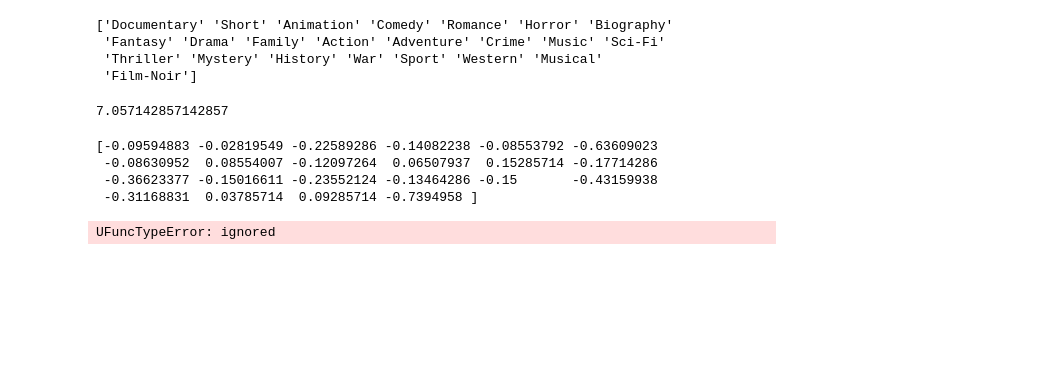
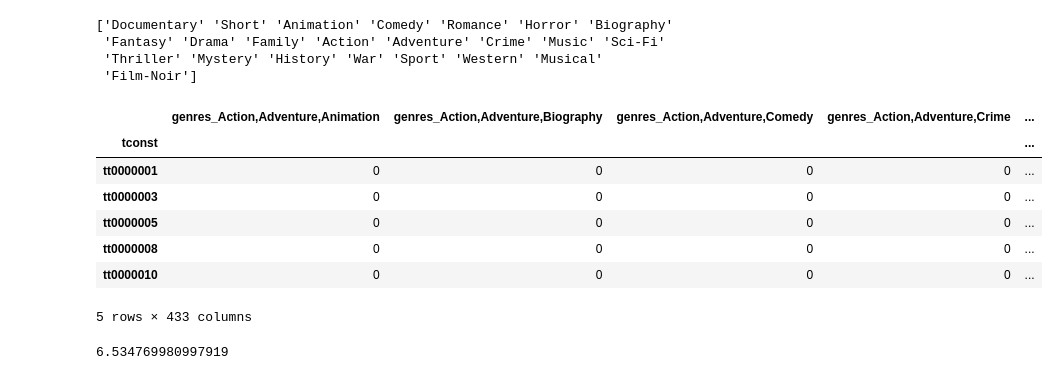
Before and after one commit to ccepelak/imdb-ratings, a Jupyter notebook: Christine_Cepelak_Audible_Data_Science_Task.ipynb, the cells around one changed output. Saved outputs shown, nothing was run; the diff lists cells and outputs as text; code cells hidden in the pictures; blank space fills up the shorter version.

```diff
--- a/Christine_Cepelak_Audible_Data_Science_Task.ipynb
+++ b/Christine_Cepelak_Audible_Data_Science_Task.ipynb
@@ -241,8 +241,18 @@ print(df['genres'].unique())
  'Thriller' 'Mystery' 'History' 'War' 'Sport' 'Western' 'Musical'
  'Film-Noir']
 # %%
-X, Y = df[['genres']], df['averageRating']
+X, Y = new_complete_ratings[['genres']], new_complete_ratings['averageRating']
 X = pd.get_dummies(data=X, drop_first=True)
+X.head()
+# %% [output]
+|  | genres_Action,Adventure,Animation | genres_Action,Adventure,Biography | genres_Action,Adventure,Comedy | genres_Action,Adventure,Crime | ... |
+| tconst |  |  |  |  | ... |
+| tt0000001 | 0 | 0 | 0 | 0 | ... |
+| tt0000003 | 0 | 0 | 0 | 0 | ... |
+| tt0000005 | 0 | 0 | 0 | 0 | ... |
+| tt0000008 | 0 | 0 | 0 | 0 | ... |
+| tt0000010 | 0 | 0 | 0 | 0 | ... |
+5 rows × 433 columns
 # %%
 #train linear regression model, print the intercept of the slope
 
@@ -259,20 +269,4 @@ predicted = regr.predict(X_test)
 intercept = regr.intercept_
 print(intercept)
 # %% [output]
-7.057142857142857
+6.534769980997919
-# %%
-slope = regr.coef_
-print(slope)
-# %% [output]
-[-0.09594883 -0.02819549 -0.22589286 -0.14082238 -0.08553792 -0.63609023
- -0.08630952  0.08554007 -0.12097264  0.06507937  0.15285714 -0.17714286
- -0.36623377 -0.15016611 -0.23552124 -0.13464286 -0.15       -0.43159938
- -0.31168831  0.03785714  0.09285714 -0.7394958 ]
-# %%
-def calc(slope, intercept, genre):
-    return slope*genre+intercept
-
-score = calc(regr.coef_, regr.intercept_, 'genres_Action')
-print(score)
-# %% [output]
-UFuncTypeError: ignored
```
Also changed, not shown: parts of 18 cells of this notebook.
